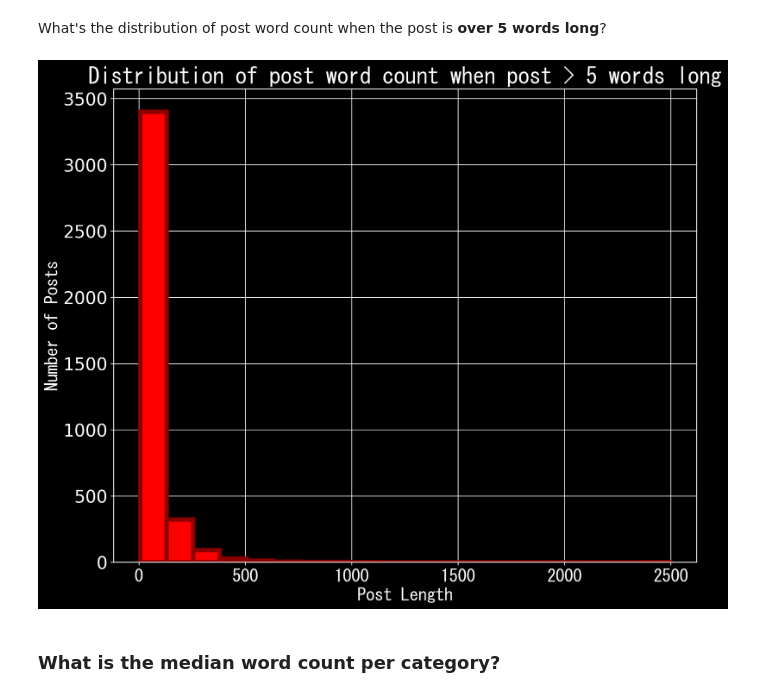
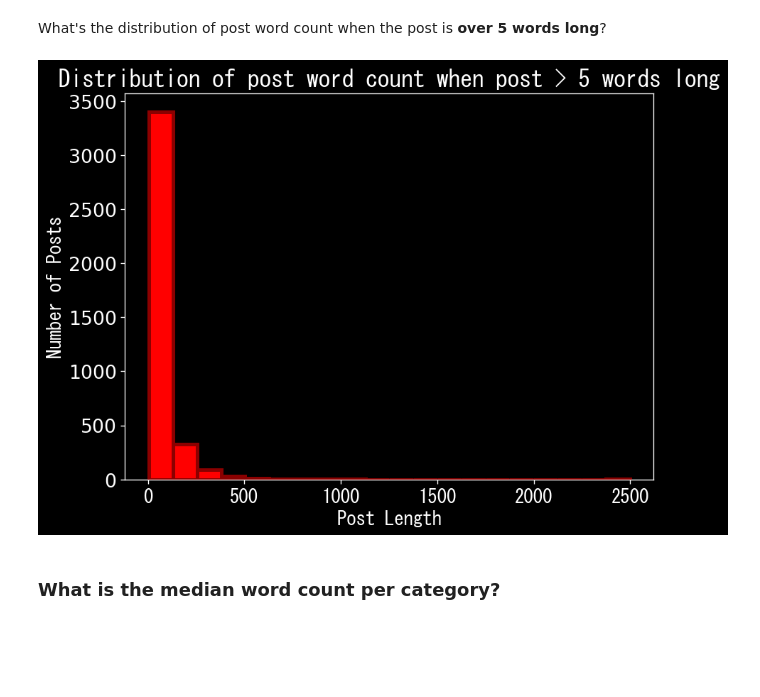
Before and after one commit to EricHeidbreder/GA_projects, a Jupyter notebook: projects/project_3-master/02_EDA_and_cleaning.ipynb, the cells around one changed output. Cells and saved outputs as stored; diff of their text form; code cells hidden in the pictures; blank space fills up the shorter version.

```diff
--- a/projects/project_3-master/02_EDA_and_cleaning.ipynb
+++ b/projects/project_3-master/02_EDA_and_cleaning.ipynb
@@ -85,10 +85,3 @@ link_count = []
 for i in range(1, 30):
     link_count.append(posts[(posts['post_wc'] == i) &
                             (posts['selftext'].str.contains('http'))]['selftext'].shape[0])
-# %%
-plt.figure(figsize=(8,5))
-style.use('ggplot')
-
-plt.xlabel('Post Length')
-plt.ylabel('Number of Posts')
-plt.title('Number of Posts containing Links by Word Count');
@@ -117,19 +111,22 @@ posts_over_5_words = posts.copy()[posts['post_wc'] > 5]
 What's the distribution of post word count when the post is **over 5 words long**?
 # %%
 style.use('dark_background')
-plt.figure(figsize=(12,10), dpi=300)
-posts_over_5_words['post_wc'].hist(bins=20, ec='darkred', color='red', linewidth=5)
+plt.figure(figsize=(8,6), dpi=120)
+posts_over_5_words['post_wc'].hist(bins=20,
+                                   ec='darkred',
+                                   color='red',
+                                   linewidth=3)
 plt.title('Distribution of post word count when post > 5 words long',
-          fontsize=26,
+          fontsize=20,
           fontname='MS Gothic')
-plt.ylabel('Number of Posts', fontsize=20, fontname='MS Gothic')
-plt.xlabel('Post Length', fontsize=20, fontname='MS Gothic')
-plt.xticks(fontsize=20,
+plt.ylabel('Number of Posts', fontsize=16, fontname='MS Gothic')
+plt.xlabel('Post Length', fontsize=16, fontname='MS Gothic')
+plt.xticks(fontsize=16,
            fontname='MS Gothic')
-plt.yticks(fontsize=20)
+plt.yticks(fontsize=16)
 plt.savefig('./images/hist_posts_over_5.png');
 # %% [output]
-[figure, old version]
+[figure, new version]
 # %% [markdown]
 ### What is the median word count per category?
 # %%
```
Also changed, not shown: parts of 5 cells of this notebook, 15 other files.
